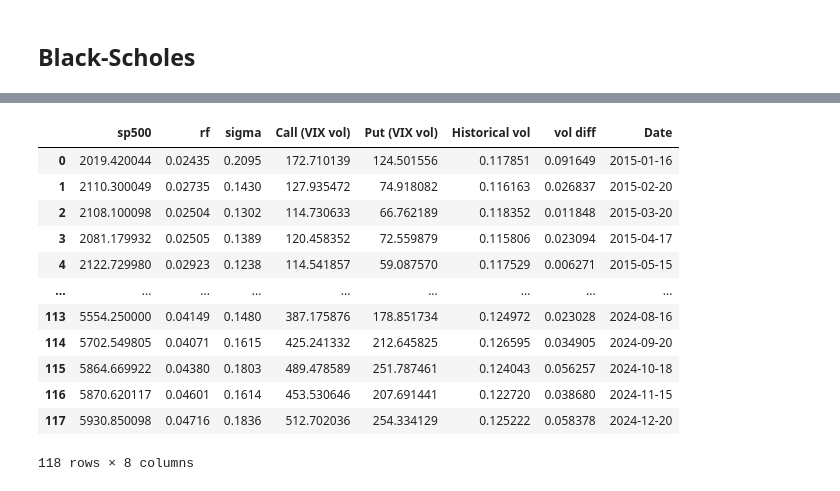
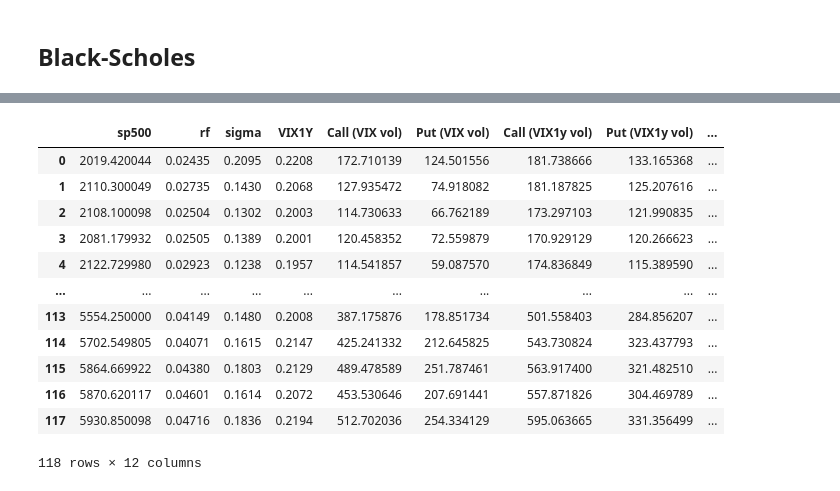
Before and after one commit to AlexanderJarvheden/DynamicPortfolioAllocationEuropeanOptions, a Jupyter notebook: optimization_algo.ipynb, the cells around one changed output, grey strips where cells are left out. Cells and saved outputs as stored; diff of their text form; code cells hidden in the pictures.

```diff
--- a/optimization_algo.ipynb
+++ b/optimization_algo.ipynb
@@ -131,8 +117,6 @@ plt.show()
 # Taken from: https://theaiquant.medium.com/mastering-the-black-scholes-model-with-python-a-comprehensive-guide-to-option-pricing-11af712697b7
 import numpy as np
 import scipy.stats as si
-import mplfinance as mpf
-import plotly.graph_objects as go
 from datetime import datetime
 
 class BlackScholesModel:
@@ -165,81 +149,55 @@ def calculate_historical_volatility(stock_data, window=252):
 # Posted by Araldo van de Kraats
 # Retrieved 2026-04-27, License - CC BY-SA 4.0
 
-df['Call (VIX vol)'] = df.apply(lambda x: BlackScholesModel(S = x.sp500, K = x.sp500*MONEYNESS['CC'], T = 1, r = x.rf, sigma = x.sigma).call_option_price(), axis=1)
-df['Put (VIX vol)'] = df.apply(lambda x: BlackScholesModel(S = x.sp500, K = x.sp500*MONEYNESS['PP'], T = 1, r = x.rf, sigma = x.sigma).put_option_price(), axis=1)
+# df['Call (VIX vol)'] = df.apply(lambda x: BlackScholesModel(S = x.sp500, K = x.sp500*MONEYNESS['CC'], T = 1, r = x.rf, sigma = x.sigma).call_option_price(), axis=1)
+# df['Put (VIX vol)'] = df.apply(lambda x: BlackScholesModel(S = x.sp500, K = x.sp500*MONEYNESS['PP'], T = 1, r = x.rf, sigma = x.sigma).put_option_price(), axis=1)
 
-df['Historical vol'] = df['sp500'].rolling(window=252, min_periods=252).apply(calculate_historical_volatility)
+df['Call (VIX1y vol)'] = df.apply(lambda x: BlackScholesModel(S = x.sp500, K = x.sp500*MONEYNESS['CC'], T = 1, r = x.rf, sigma = x.VIX1Y).call_option_price(), axis=1)
+df['Put (VIX1y vol)'] = df.apply(lambda x: BlackScholesModel(S = x.sp500, K = x.sp500*MONEYNESS['PP'], T = 1, r = x.rf, sigma = x.VIX1Y).put_option_price(), axis=1)
+
+# df['Historical vol'] = df['sp500'].rolling(window=252, min_periods=252).apply(calculate_historical_volatility)
 # df = df.dropna() # remove tminus after first run
 # df['vol diff'] = df['sigma'] - df['Historical vol']
-
+# df['vol diff2'] = df['sigma'] - df['VIX1Y']
+# df
 
 # Source - https://stackoverflow.com/a/28681097
 # Posted by Adam Smith, modified by community. See post 'Timeline' for change history
 # Retrieved 2026-04-24, License - CC BY-SA 3.0
 
 import calendar
 
 c = calendar.Calendar(firstweekday=calendar.SUNDAY)
 
 df['Date'] = df.index
 year = df['Date'].min().year
 month = df['Date'].min().month
 
 fridays = df[df['Date'] > '3000-04-23']
 
 while(year <= df['Date'][len(df['Date'])-1].year):
     monthcal = c.monthdatescalendar(year,month)
     third_friday = [day for week in monthcal for day in week if \
                     day.weekday() == calendar.FRIDAY and \
                     day.month == month][2]
     fridays = pd.concat([fridays, df[df['Date'] == str(third_friday)]], ignore_index=True)
     if month == 12:
         month = 1
         year += 1
     else: month += 1
 
 fridays
-
-# class BlackScholesGreeks(BlackScholesModel):
-#     def delta_call(self):
-#         return si.norm.cdf(self.d1(), 0.0, 1.0)
-
-#     def delta_put(self):
-#         return -si.norm.cdf(-self.d1(), 0.0, 1.0)
-
-#     def gamma(self):
-#         return si.norm.pdf(self.d1(), 0.0, 1.0) / (self.S * self.sigma * np.sqrt(self.T))
-
-#     def theta_call(self):
-#         return (-self.S * si.norm.pdf(self.d1(), 0.0, 1.0) * self.sigma / (2 * np.sqrt(self.T)) - self.r * self.K * np.exp(-self.r * self.T) * si.norm.cdf(self.d2(), 0.0, 1.0))
-
-#     def theta_put(self):
-#         return (-self.S * si.norm.pdf(self.d1(), 0.0, 1.0) * self.sigma / (2 * np.sqrt(self.T)) + self.r * self.K * np.exp(-self.r * self.T) * si.norm.cdf(-self.d2(), 0.0, 1.0))
-
-#     def vega(self):
-#         return self.S * si.norm.pdf(self.d1(), 0.0, 1.0) * np.sqrt(self.T)
-
-#     def rho_call(self):
-#         return self.K * self.T * np.exp(-self.r * self.T) * si.norm.cdf(self.d2(), 0.0, 1.0)
-
-#     def rho_put(self):
-#         return -self.K * self.T * np.exp(-self.r * self.T) * si.norm.cdf(-self.d2(), 0.0, 1.0)
-
-# # Example usage:
-# bsg = BlackScholesGreeks(S=100, K=100, T=1, r=0.05, sigma=0.2)
-# print(f"Call Delta: {bsg.delta_call()}")
-# print(f"Put Delta: {bsg.delta_put()}")
 # %% [output]
-|  | sp500 | rf | sigma | Call (VIX vol) | Put (VIX vol) | Historical vol | vol diff | Date |
-| 0 | 2019.420044 | 0.02435 | 0.2095 | 172.710139 | 124.501556 | 0.117851 | 0.091649 | 2015-01-16 |
-| 1 | 2110.300049 | 0.02735 | 0.1430 | 127.935472 | 74.918082 | 0.116163 | 0.026837 | 2015-02-20 |
-| 2 | 2108.100098 | 0.02504 | 0.1302 | 114.730633 | 66.762189 | 0.118352 | 0.011848 | 2015-03-20 |
-| 3 | 2081.179932 | 0.02505 | 0.1389 | 120.458352 | 72.559879 | 0.115806 | 0.023094 | 2015-04-17 |
-| 4 | 2122.729980 | 0.02923 | 0.1238 | 114.541857 | 59.087570 | 0.117529 | 0.006271 | 2015-05-15 |
-| ... | ... | ... | ... | ... | ... | ... | ... | ... |
-| 113 | 5554.250000 | 0.04149 | 0.1480 | 387.175876 | 178.851734 | 0.124972 | 0.023028 | 2024-08-16 |
-| 114 | 5702.549805 | 0.04071 | 0.1615 | 425.241332 | 212.645825 | 0.126595 | 0.034905 | 2024-09-20 |
-| 115 | 5864.669922 | 0.04380 | 0.1803 | 489.478589 | 251.787461 | 0.124043 | 0.056257 | 2024-10-18 |
-| 116 | 5870.620117 | 0.04601 | 0.1614 | 453.530646 | 207.691441 | 0.122720 | 0.038680 | 2024-11-15 |
-| 117 | 5930.850098 | 0.04716 | 0.1836 | 512.702036 | 254.334129 | 0.125222 | 0.058378 | 2024-12-20 |
+|  | sp500 | rf | sigma | VIX1Y | Call (VIX vol) | Put (VIX vol) | Call (VIX1y vol) | Put (VIX1y vol) | ... |
+| 0 | 2019.420044 | 0.02435 | 0.2095 | 0.2208 | 172.710139 | 124.501556 | 181.738666 | 133.165368 | ... |
+| 1 | 2110.300049 | 0.02735 | 0.1430 | 0.2068 | 127.935472 | 74.918082 | 181.187825 | 125.207616 | ... |
+| 2 | 2108.100098 | 0.02504 | 0.1302 | 0.2003 | 114.730633 | 66.762189 | 173.297103 | 121.990835 | ... |
+| 3 | 2081.179932 | 0.02505 | 0.1389 | 0.2001 | 120.458352 | 72.559879 | 170.929129 | 120.266623 | ... |
+| 4 | 2122.729980 | 0.02923 | 0.1238 | 0.1957 | 114.541857 | 59.087570 | 174.836849 | 115.389590 | ... |
+| ... | ... | ... | ... | ... | ... | ... | ... | ... | ... |
+| 113 | 5554.250000 | 0.04149 | 0.1480 | 0.2008 | 387.175876 | 178.851734 | 501.558403 | 284.856207 | ... |
+| 114 | 5702.549805 | 0.04071 | 0.1615 | 0.2147 | 425.241332 | 212.645825 | 543.730824 | 323.437793 | ... |
+| 115 | 5864.669922 | 0.04380 | 0.1803 | 0.2129 | 489.478589 | 251.787461 | 563.917400 | 321.482510 | ... |
+| 116 | 5870.620117 | 0.04601 | 0.1614 | 0.2072 | 453.530646 | 207.691441 | 557.871826 | 304.469789 | ... |
+| 117 | 5930.850098 | 0.04716 | 0.1836 | 0.2194 | 512.702036 | 254.334129 | 595.063665 | 331.356499 | ... |
-118 rows × 8 columns
+118 rows × 12 columns
```
Also changed, not shown: parts of 3 cells of this notebook.
